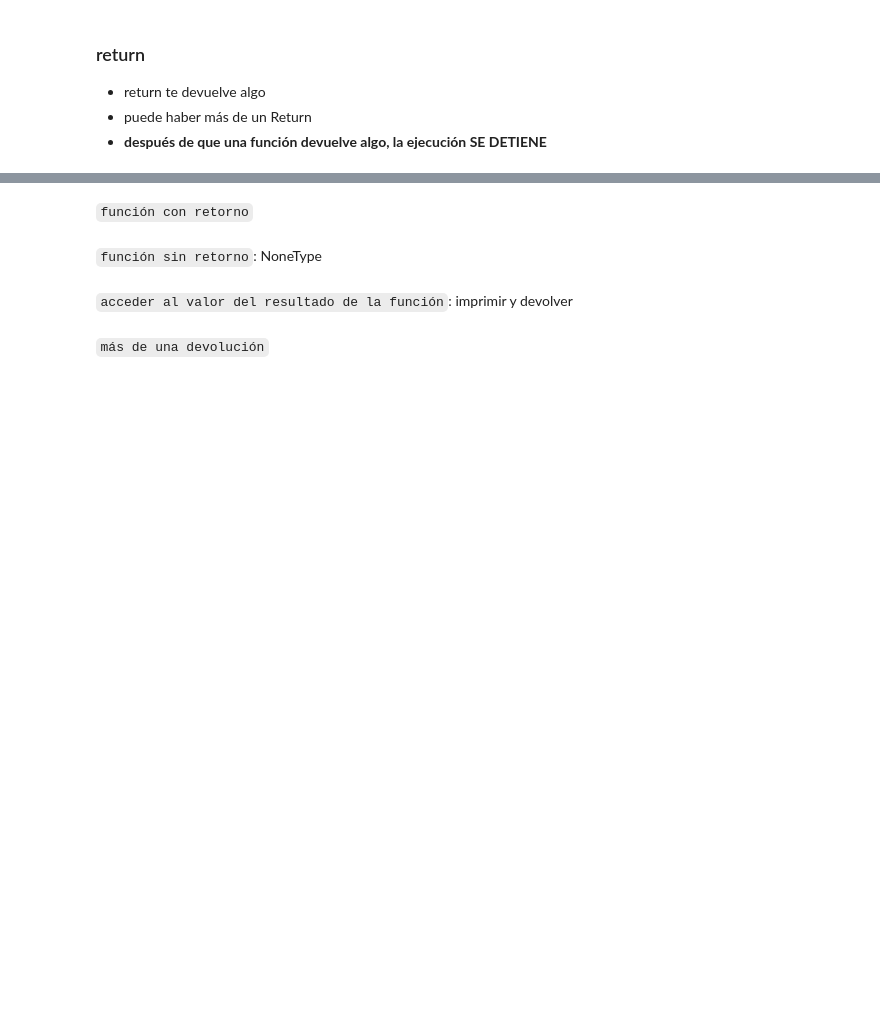
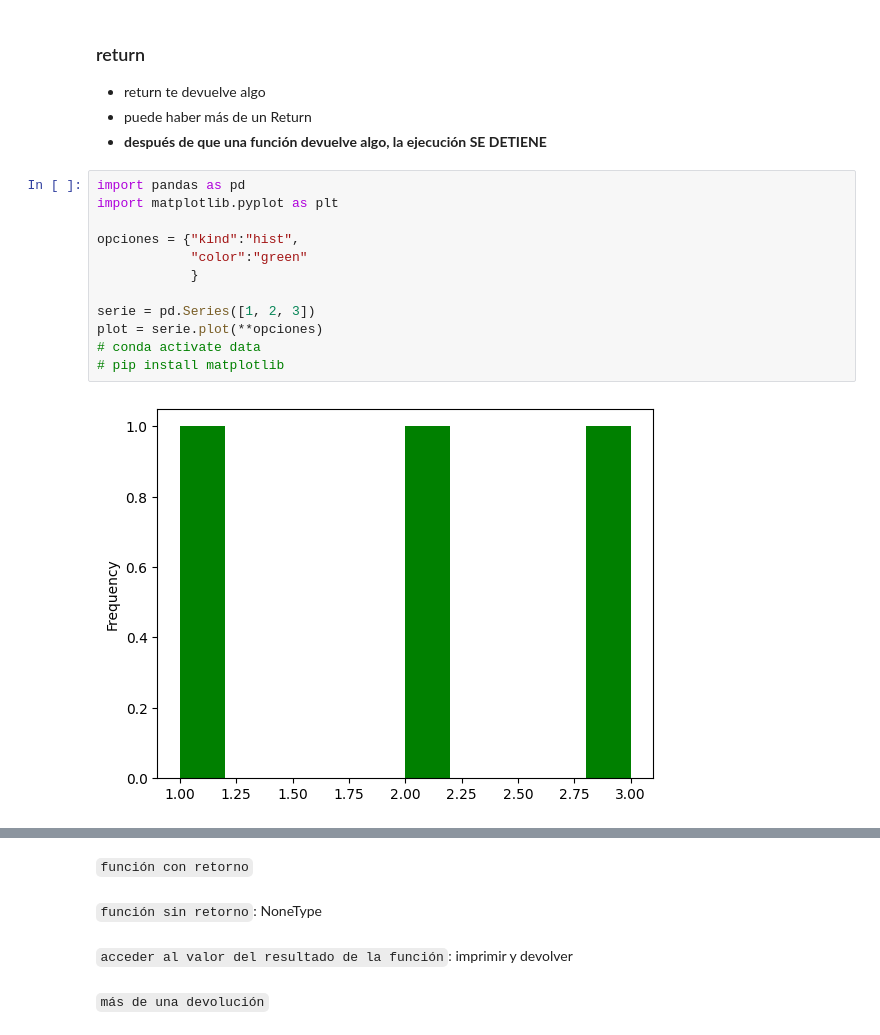
Before and after one commit to OscarFraile/EVOLVE, a Jupyter notebook: Fernando_Costa/Notebooks/post/3.1.1 - Functions.ipynb, the cells around one changed output, grey strips where cells are left out. Saved outputs shown, nothing was run; the diff lists cells and outputs as text; blank space fills up the shorter version.

```diff
--- a/Fernando_Costa/Notebooks/post/3.1.1 - Functions.ipynb
+++ b/Fernando_Costa/Notebooks/post/3.1.1 - Functions.ipynb
@@ -648,3 +775,17 @@ factura(50, 0.85, 99999, 0, 23, 1, iva=10)
 - return te devuelve algo
 - puede haber más de un Return
 - **después de que una función devuelve algo, la ejecución SE DETIENE**
+# %%
+import pandas as pd
+import matplotlib.pyplot as plt
+
+opciones = {"kind":"hist",
+            "color":"green"
+            }
+
+serie = pd.Series([1, 2, 3])
+plot = serie.plot(**opciones)
+# conda activate data
+# pip install matplotlib
+# %% [output]
+[figure, added]
```
Also changed, not shown: parts of 22 cells of this notebook, 1 other file.
